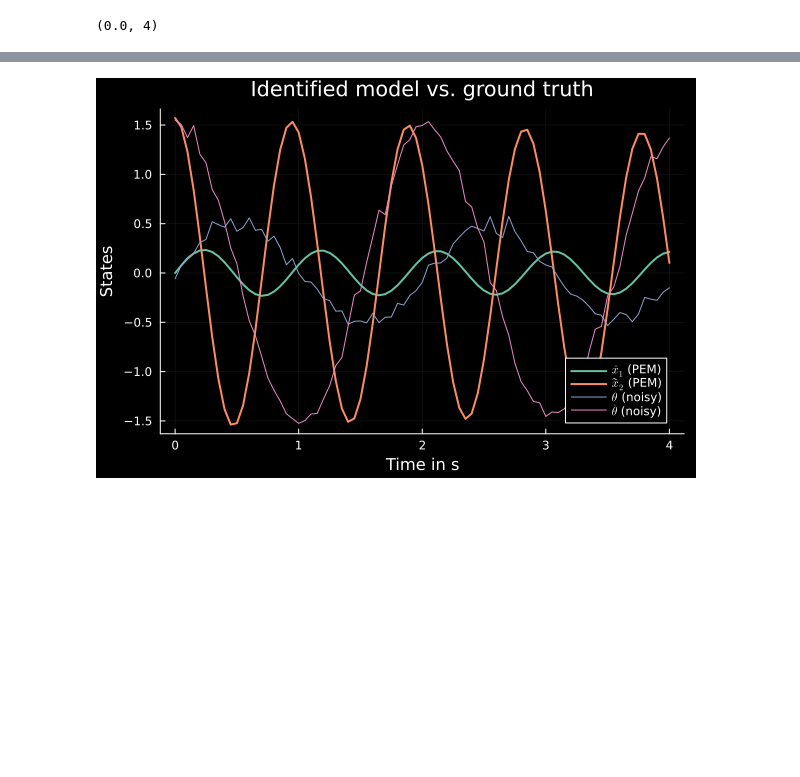
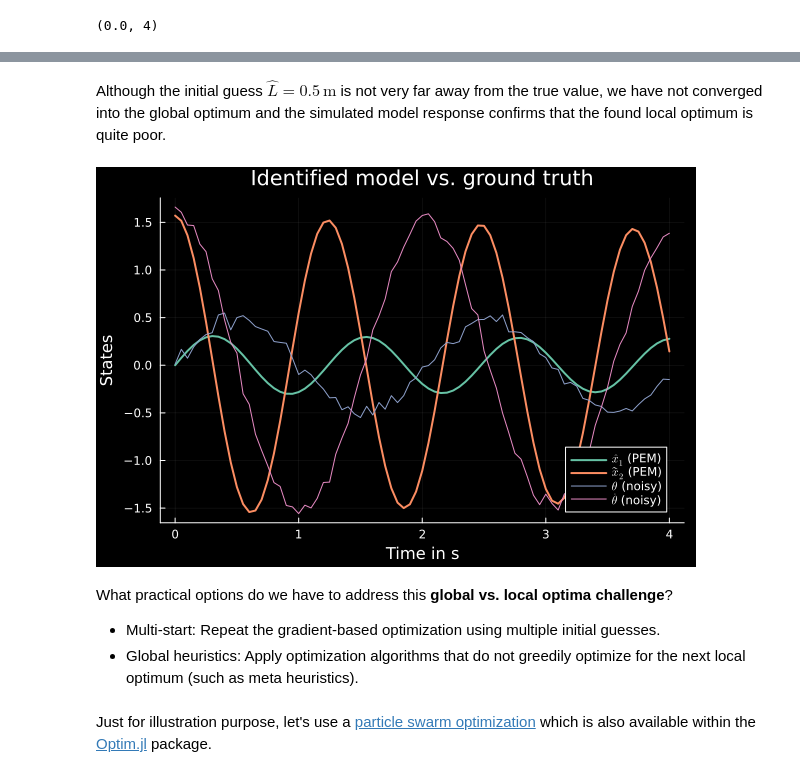
Before and after one commit to DS-4-DS/DS4DS_Course, a Jupyter notebook: notebooks/Nonlinear Model Identification/Nonlinear_Parameter_Identification_Global_Optimum.ipynb, the cells around one changed output, grey strips where cells are left out. Saved outputs shown, nothing was run; the diff lists cells and outputs as text; code cells hidden in the pictures; blank space fills up the shorter version.

```diff
--- a/notebooks/Nonlinear Model Identification/Nonlinear_Parameter_Identification_Global_Optimum.ipynb
+++ b/notebooks/Nonlinear Model Identification/Nonlinear_Parameter_Identification_Global_Optimum.ipynb
@@ -105,9 +116,18 @@ Iter     Function value   Gradient norm
+# %% [markdown]
+Although the initial guess $\hat{L}=0.5\,\mathrm{m}$ is not very far away from the true value, we have not converged into the global optimum and the simulated model response confirms that the found local optimum is quite poor.
 # %%
-prob = ODEProblem(simplependulum_train_length!, x0, tspan, [0.22]);
+prob = ODEProblem(simplependulum_train_length!, x0, tspan, res.minimizer);
 sol = solve(prob,Tsit5(),saveat=0.05);
 
 x = reduce(hcat,sol.u)
 plot(sol.t,x',label=[L"$\hat{x}_1$ (PEM)" L"$̂\hat{x}_2$ (PEM)"],xlabel="Time in s",ylabel="States",title="Identified model vs. ground truth", lw=2,background_color="#000000", palette = :Set2_5)
 plot!(sol.t,y',label=[L"$\theta$ (noisy)" L"$\dot{\theta}$ (noisy)"])
 # %% [output]
-[figure, old version]
+[figure, new version]
+# %% [markdown]
+What practical options do we have to address this **global vs. local optima challenge**?
+
+* Multi-start: Repeat the gradient-based optimization using multiple initial guesses.
+* Global heuristics: Apply optimization algorithms that do not greedily optimize for the next local optimum (such as meta heuristics).
+# %% [markdown]
+Just for illustration purpose, let's use a [particle swarm optimization](https://en.wikipedia.org/wiki/Particle_swarm_optimization) which is also available within the [Optim.jl](https://julianlsolvers.github.io/Optim.jl/stable/#algo/particle_swarm/) package.
```
Also changed, not shown: parts of 19 cells of this notebook, 5 other files.
